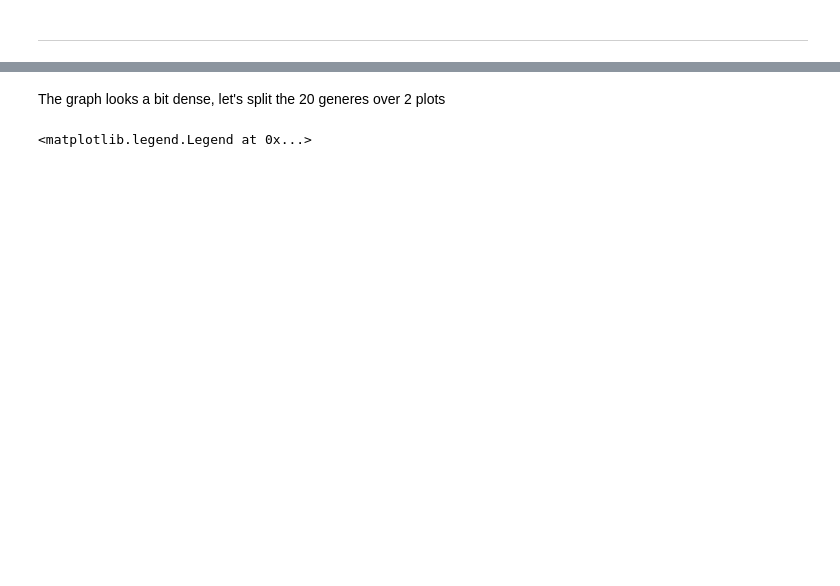
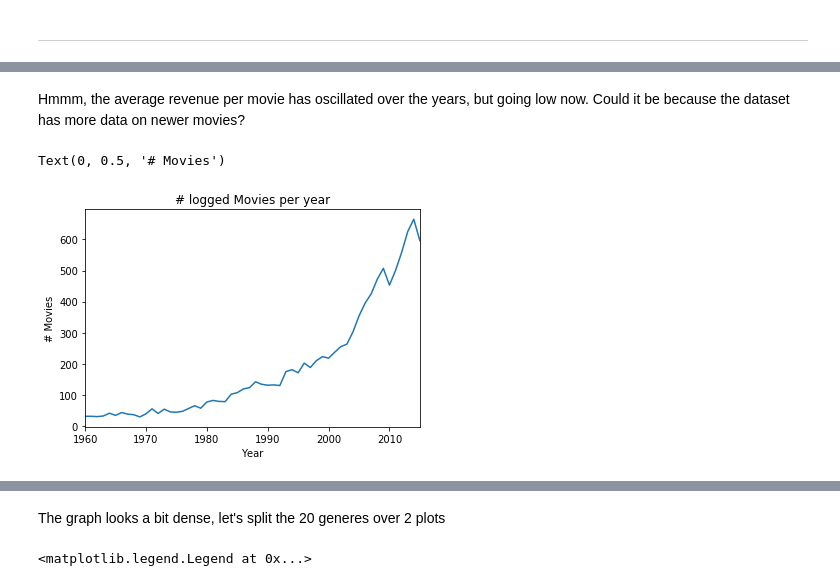
Before and after one commit to cenrak/udacity-dand, a Jupyter notebook: project2/project2.ipynb, the cells around one changed output, grey strips where cells are left out. Cells and saved outputs as stored; diff of their text form; code cells hidden in the pictures; blank space fills up the shorter version.

```diff
--- a/project2/project2.ipynb
+++ b/project2/project2.ipynb
@@ -325,0 +360,10 @@ df_clean.groupby('release_year')['revenue'].mean().plot()
+# %% [markdown]
+Hmmm, the average revenue per movie has oscillated over the years, but going low now. Could it be because the dataset has more data on newer movies?
+# %%
+df_clean.groupby('release_year')['revenue_adj'].count().plot()
+plt.title('# logged Movies per year')
+plt.xlabel('Year')
+plt.ylabel('# Movies')
+# %% [output]
+Text(0, 0.5, '# Movies')
+[figure, added]
```
Also changed, not shown: parts of 48 cells of this notebook.
